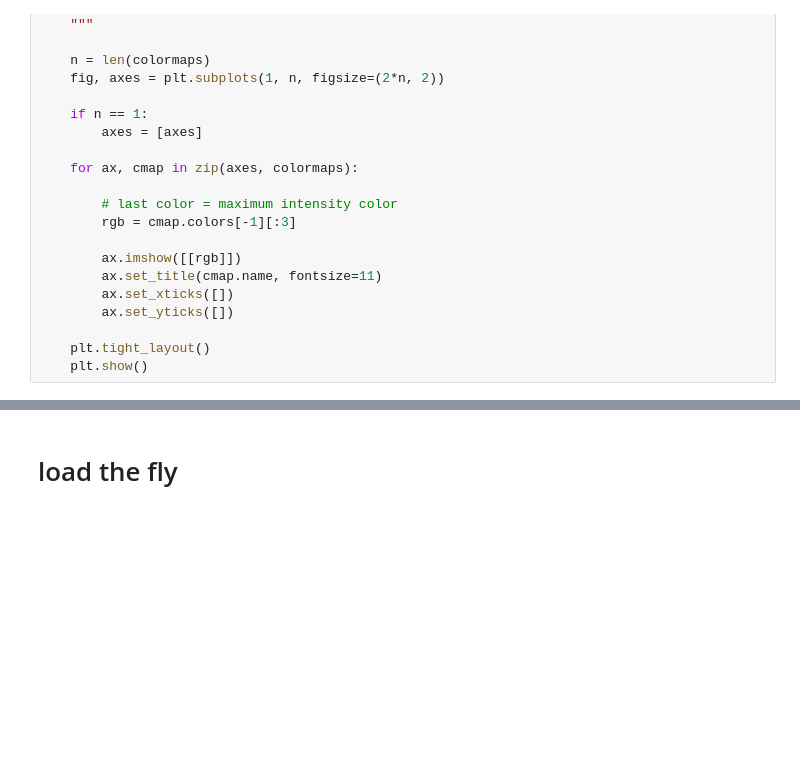
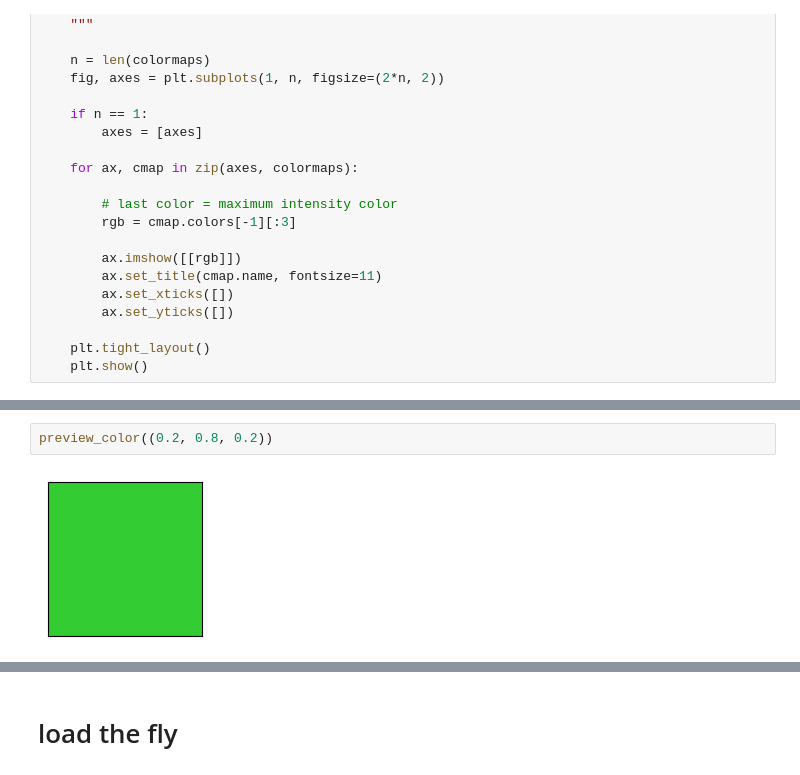
Before and after one commit to sansachenlelele/connectome_analysis_fisherlab, a Jupyter notebook: send_to_fisherlabgithub/notebooks/save_images_as_svg.ipynb, the cells around one changed output, grey strips where cells are left out. Saved outputs shown, nothing was run; the diff lists cells and outputs as text; blank space fills up the shorter version.

```diff
--- a/send_to_fisherlabgithub/notebooks/save_images_as_svg.ipynb
+++ b/send_to_fisherlabgithub/notebooks/save_images_as_svg.ipynb
@@ -115,0 +110,4 @@ preview_color((1, 0, 1))
+# %%
+preview_color((0.2, 0.8, 0.2))
+# %% [output]
+[figure, added]
```
Also changed, not shown: parts of 10 cells of this notebook, 3 other files.
